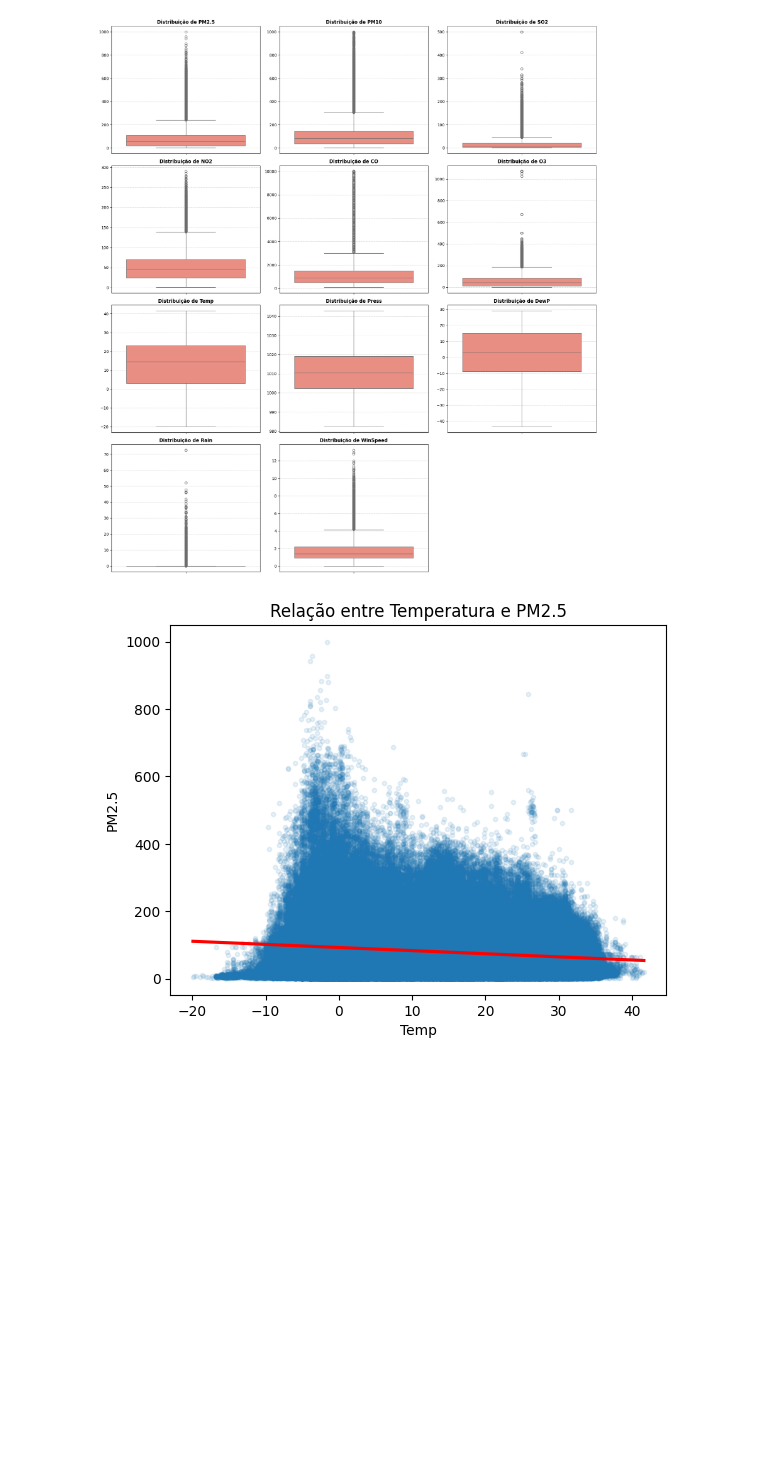
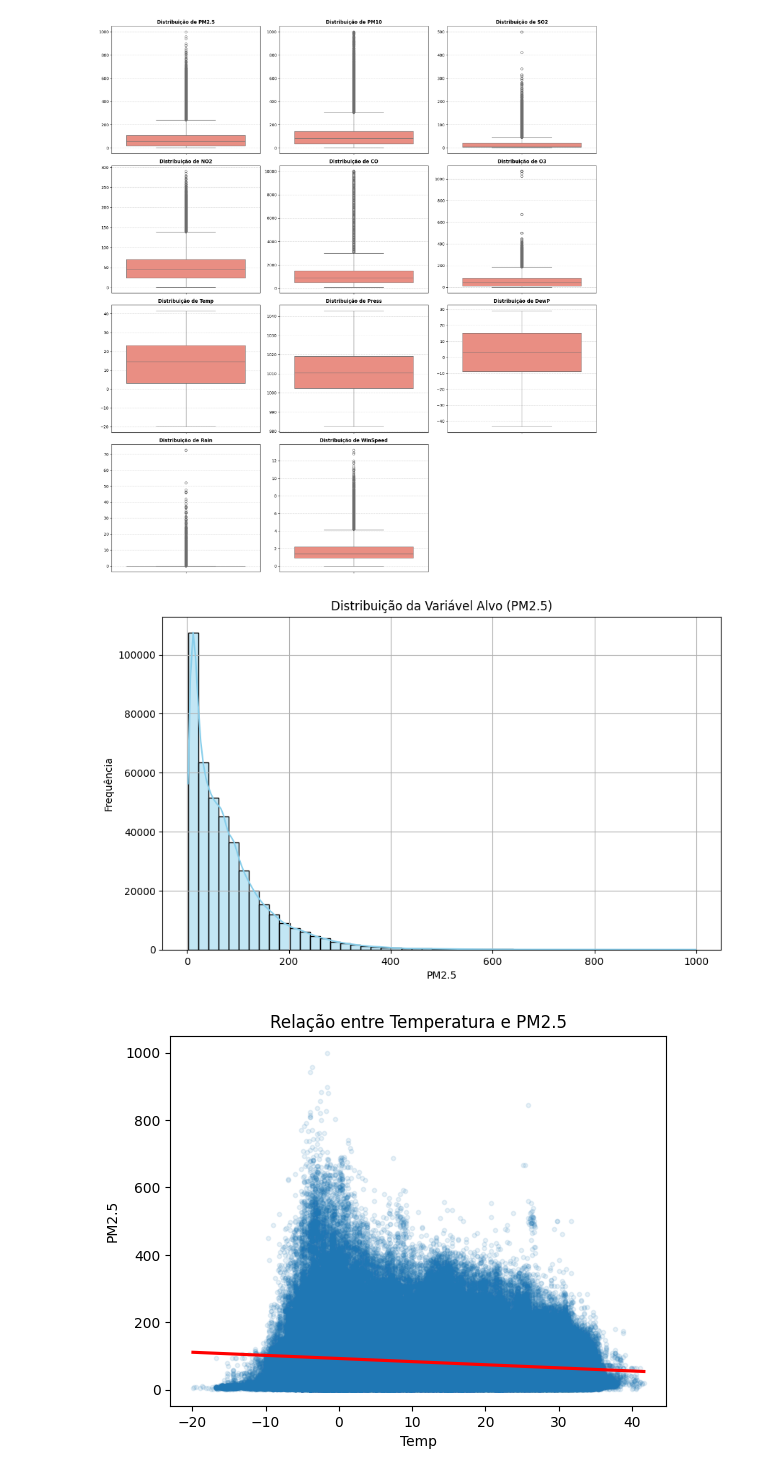
Before and after one commit to Pedrohgms0/pm25-prediction-pytorch, a Jupyter notebook: pm25-prediction-pytorch.ipynb, the cells around one changed output. Cells and saved outputs as stored; diff of their text form; code cells hidden in the pictures; blank space fills up the shorter version.

```diff
--- a/pm25-prediction-pytorch.ipynb
+++ b/pm25-prediction-pytorch.ipynb
@@ -504,6 +461,16 @@ plt.tight_layout()
 plt.show()
 # %% [output]
 [figure]
+# %%
+plt.figure(figsize=(10, 6))
+sns.histplot(pollution_data['PM2.5'], kde=True, color='skyblue', bins=50)
+plt.title('Distribuição da Variável Alvo (PM2.5)')
+plt.xlabel('PM2.5')
+plt.ylabel('Frequência')
+plt.grid(True)
+plt.show()
+# %% [output]
+[figure, added]
 # %%
 sns.regplot(x='Temp', y='PM2.5',data=pollution_data, marker=".", scatter_kws={'alpha':0.1}, line_kws={'color':"r"})
 plt.title('Relação entre Temperatura e PM2.5')
```
Also changed, not shown: parts of 16 cells of this notebook.
